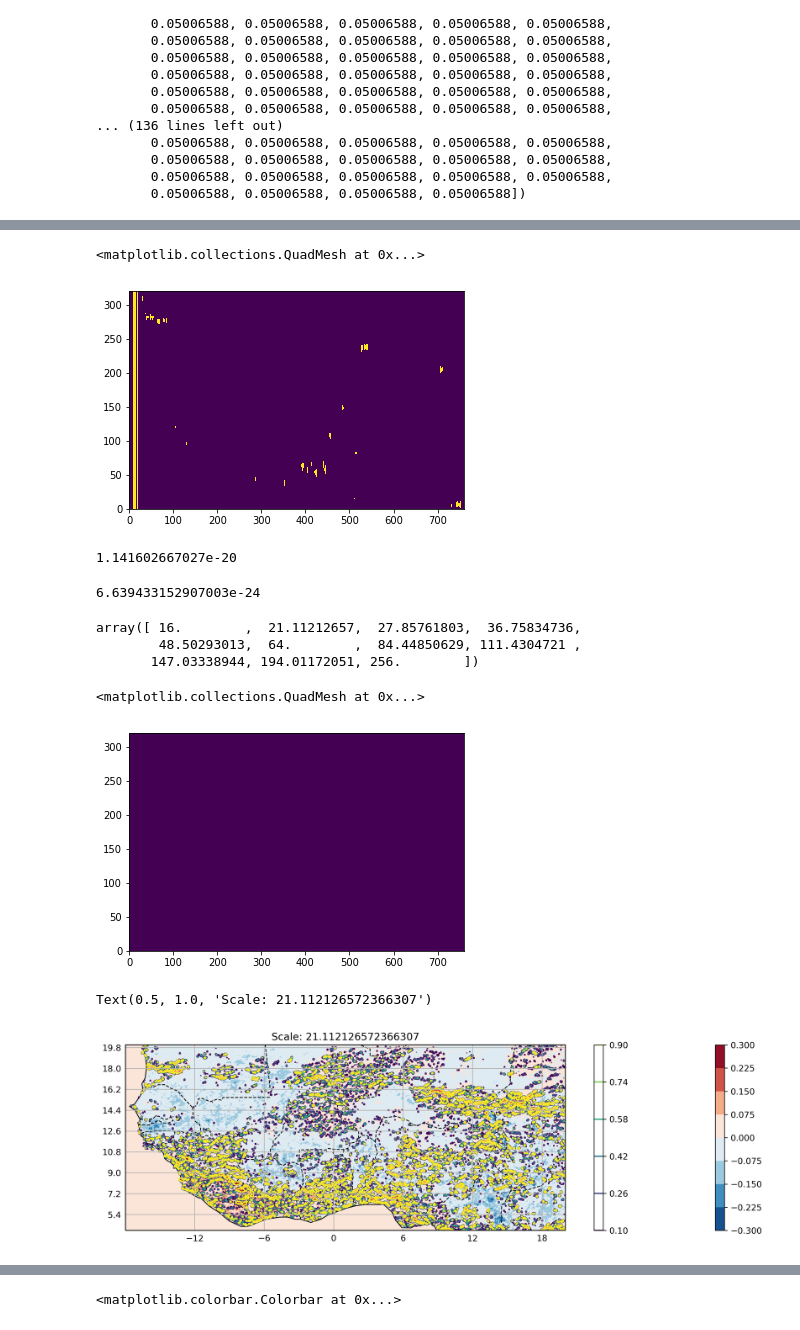
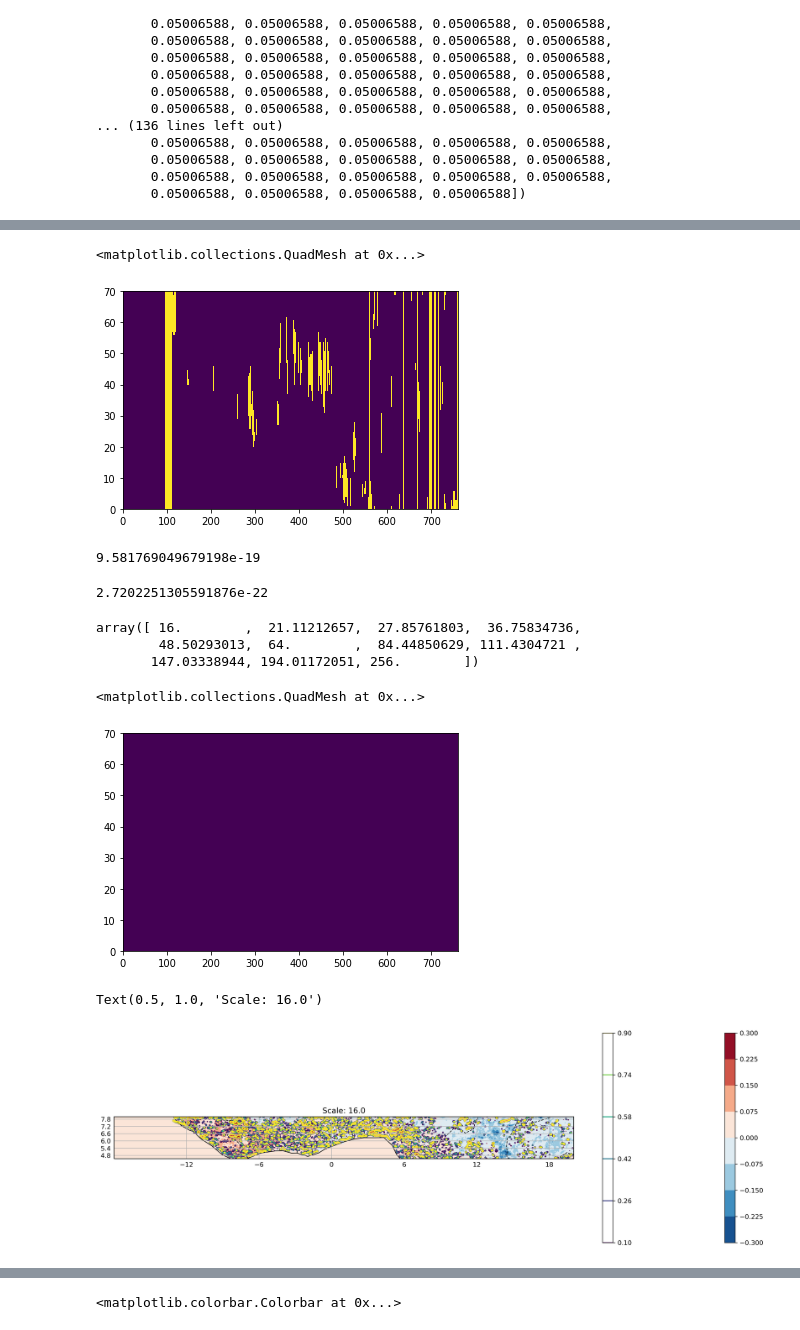
Before and after one commit to cornkle/proj_CEH, a Jupyter notebook: notebooks/VERA_LSTtrend_scaleDecomposition.ipynb, the cells around one changed output, grey strips where cells are left out. Drawn from its saved outputs; the diff is of its cells as text; code cells hidden in the pictures.

```diff
--- a/notebooks/VERA_LSTtrend_scaleDecomposition.ipynb
+++ b/notebooks/VERA_LSTtrend_scaleDecomposition.ipynb
@@ -43,3 +35,5 @@ Coordinates:
+# %%
+data = data.sel(lat=slice(4.5,8))
 # %%
 data.lon
 # %% [output]
@@ -134,15 +125,15 @@ plt.pcolormesh(dic['powery'][scale_ind,:,:])
 plt.pcolormesh(dic['sigy'][7,:,:])
 # %% [output]
 <matplotlib.collections.QuadMesh at 0x...>
-[figure, old version]
+[figure, new version]
 # %%
 np.min((dic['powery'][scale_ind,:,:])[(dic['sigy'][scale_ind,:,:]).astype(np.bool)])
 # %% [output]
-1.141602667027e-20
+9.581769049679198e-19
 # %%
 np.min((dic['powery'][scale_ind,:,:]))
 # %% [output]
-6.639433152907003e-24
+2.7202251305591876e-22
 # %%
 dic['scales']
 # %% [output]
@@ -155,33 +146,33 @@ sigy = filters(dic['powery'], dic['sigy'])
 plt.pcolormesh(dic['powery'][scale_ind,:,:]-sigy[scale_ind,:,:])
 # %% [output]
 <matplotlib.collections.QuadMesh at 0x...>
-[figure, old version]
+[figure, new version]
 # %%
-
-f = plt.figure(figsize=(15,4), dpi=300)
+scale_ind=0
+f = plt.figure(figsize=(20,6), dpi=300)
 #plt.autoscale(False)
 ax = f.add_subplot(111, projection=ccrs.PlateCarree()) # this opens a new plot axis
 mapp = ax.contourf(data.lon, data.lat,data.values,levels=np.linspace(-0.3,0.3,9), cmap='RdBu_r', transform=ccrs.PlateCarree())  # this is the actual plot
 #plt.colorbar(mapp)
 
 
 maps = ax.contour(data.lon, data.lat,dic['powery'][scale_ind,:,:], levels=np.linspace(0.1,0.9,6))
 # plt.contourf(data.lon, data.lat, dic['sigy'][scale_ind,:,:], colors='none', hatches='.',
 #                      levels=[0.5, 1], linewidth=0.1)
 ax.coastlines()   ## adds coastlines
 # Gridlines
 xl = ax.gridlines(draw_labels=True);   # adds latlon grid lines
 xl.xlabels_top = False   ## labels off
 xl.ylabels_right = False
 #plt.title(title)
 # Countries
 ax.add_feature(cartopy.feature.BORDERS, linestyle='--'); # adds country borders
 cbar = plt.colorbar(mapp)  # adds colorbar
 cbar = plt.colorbar(maps)  # adds colorbar
 plt.title('Scale: '+str(dic['scales'][scale_ind]))
 # plt.ylim(data.lat.min(),data.lat.max())
 # plt.xlim(data.lon.min(),data.lon.max())
 # %% [output]
-Text(0.5, 1.0, 'Scale: 21.112126572366307')
+Text(0.5, 1.0, 'Scale: 16.0')
-[figure, old version]
+[figure, new version]
 # %%
```
Also changed, not shown: parts of 11 cells of this notebook, 11 other files.
